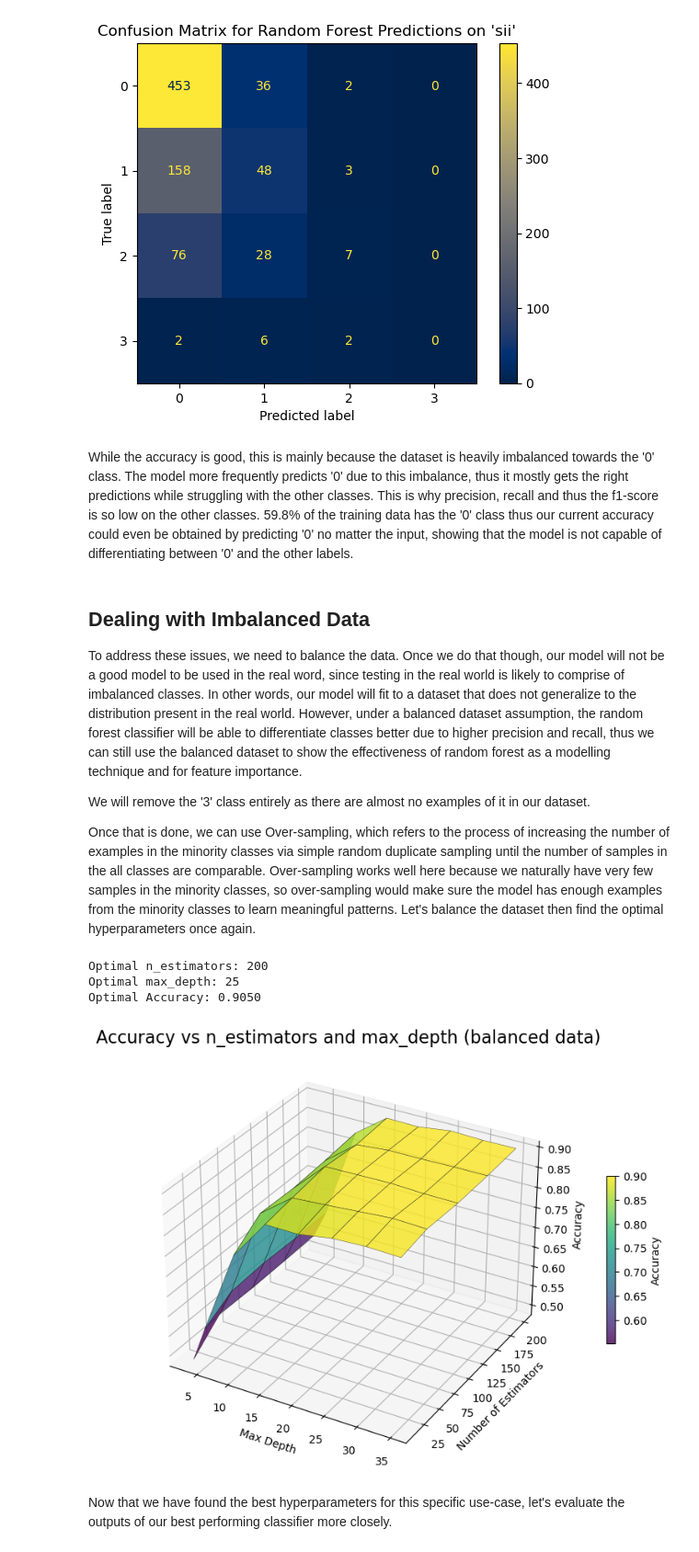
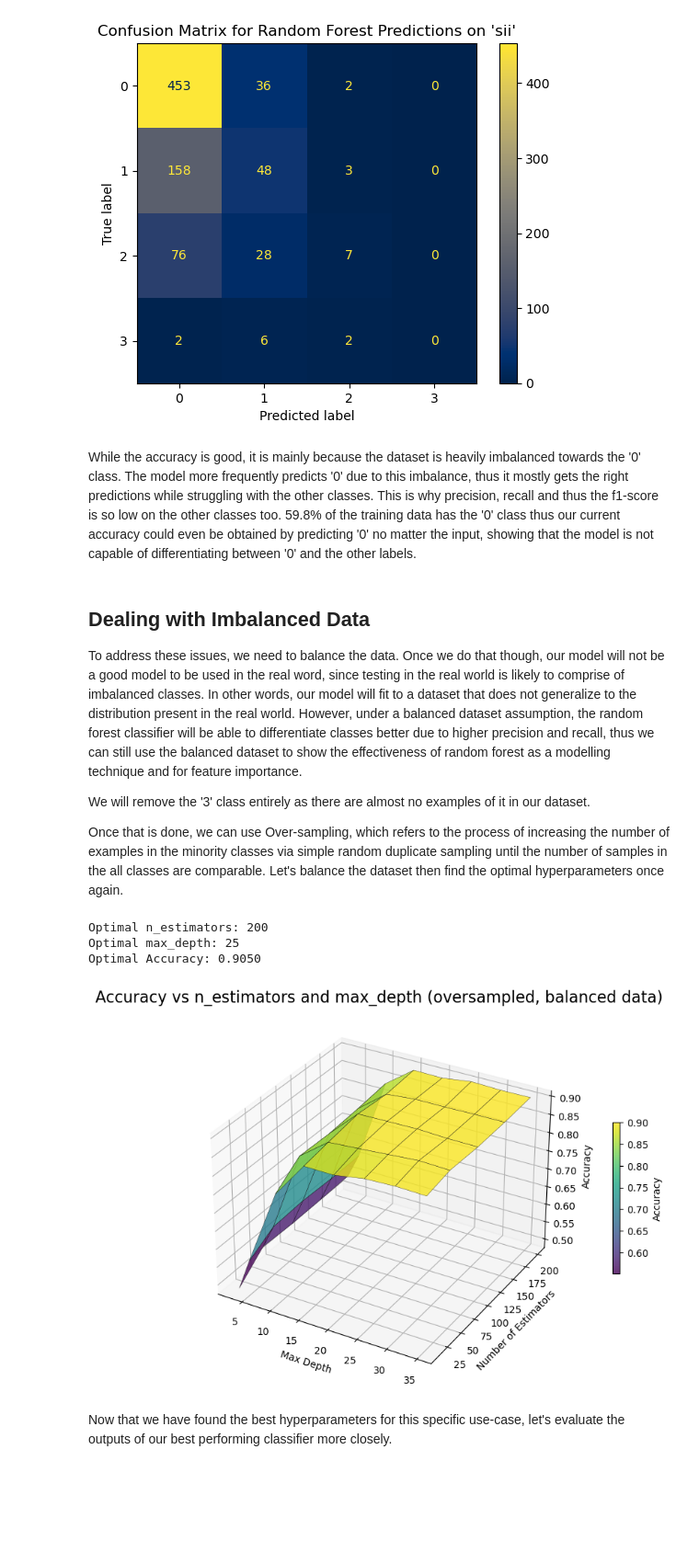
Before and after one commit to shayanalihassan/problematic-internet-use, a Jupyter notebook: PartD_ML.ipynb, the cells around one changed output. Shown: that part at 92% size. Drawn from its saved outputs; the diff is of its cells as text; code cells hidden in the pictures; blank space fills up the shorter version.

Commit message:
Updated Part D again

```diff
--- a/PartD_ML.ipynb
+++ b/PartD_ML.ipynb
@@ -290,7 +290,7 @@ Classification Report:
 weighted avg       0.56      0.62      0.55       821
 [figure]
 # %% [markdown]
-While the accuracy is good, this is mainly because the dataset is heavily imbalanced towards the '0' class. The model more frequently predicts '0' due to this imbalance, thus it mostly gets the right predictions while struggling with the other classes. This is why precision, recall and thus the f1-score is so low on the other classes. 59.8% of the training data has the '0' class thus our current accuracy could even be obtained by predicting '0' no matter the input, showing that the model is not capable of differentiating between '0' and the other labels.
+While the accuracy is good, it is mainly because the dataset is heavily imbalanced towards the '0' class. The model more frequently predicts '0' due to this imbalance, thus it mostly gets the right predictions while struggling with the other classes. This is why precision, recall and thus the f1-score is so low on the other classes too. 59.8% of the training data has the '0' class thus our current accuracy could even be obtained by predicting '0' no matter the input, showing that the model is not capable of differentiating between '0' and the other labels.
 # %% [markdown]
 ## Dealing with Imbalanced Data
 
@@ -298,7 +298,7 @@ To address these issues, we need to balance the data. Once we do that though, ou
 
 We will remove the '3' class entirely as there are almost no examples of it in our dataset.
 
-Once that is done, we can use Over-sampling, which refers to the process of increasing the number of examples in the minority classes via simple random duplicate sampling until the number of samples in the all classes are comparable. Over-sampling works well here because we naturally have very few samples in the minority classes, so over-sampling would make sure the model has enough examples from the minority classes to learn meaningful patterns. Let's balance the dataset then find the optimal hyperparameters once again.
+Once that is done, we can use Over-sampling, which refers to the process of increasing the number of examples in the minority classes via simple random duplicate sampling until the number of samples in the all classes are comparable. Let's balance the dataset then find the optimal hyperparameters once again.
 # %%
 # Remove class 3 from the dataset
 df_balanced = df[df['sii'] != 3]
@@ -324,7 +324,7 @@ balanced_data = []
 for label in data_balanced['sii'].unique():
     class_data = data_balanced[data_balanced['sii'] == label]
     balanced_data.append(resample(class_data,
-                                  replace=True,  # Oversample (use False for undersampling)
+                                  replace=True,
                                   n_samples=max_class_size,
                                   random_state=42))
 
@@ -345,35 +345,35 @@ accuracy_values = np.zeros((len(n_estimators_range), len(max_depth_range)))
 for i, n_estimators in enumerate(n_estimators_range):
     for j, max_depth in enumerate(max_depth_range):
         forest = RandomForestClassifier(n_estimators=n_estimators, max_depth=max_depth, random_state=42)
         forest.fit(X_train, y_train)
         predictions = forest.predict(X_test)
         accuracy = accuracy_score(y_test, predictions)
         accuracy_values[i, j] = accuracy
 
 max_accuracy_index = np.unravel_index(np.argmax(accuracy_values), accuracy_values.shape)
 optimal_n_estimators = n_estimators_range[max_accuracy_index[0]]
 optimal_max_depth = max_depth_range[max_accuracy_index[1]]
 optimal_accuracy = accuracy_values[max_accuracy_index]
 print(f"Optimal n_estimators: {optimal_n_estimators}")
 print(f"Optimal max_depth: {optimal_max_depth}")
 print(f"Optimal Accuracy: {optimal_accuracy:.4f}")
 
 fig = plt.figure(figsize=(10, 7))
 ax = fig.add_subplot(111, projection='3d')
 X, Y = np.meshgrid(max_depth_range, n_estimators_range)
 Z = accuracy_values
 surf = ax.plot_surface(X, Y, Z, cmap='viridis', alpha=0.8, antialiased=True, edgecolor='k', linewidth=0.3)
-ax.set_title('Accuracy vs n_estimators and max_depth (balanced data)', fontsize=16)
+ax.set_title('Accuracy vs n_estimators and max_depth (oversampled, balanced data)', fontsize=16)
 ax.set_xlabel('Max Depth')
 ax.set_ylabel('Number of Estimators')
 ax.set_zlabel('Accuracy')
 fig.colorbar(surf, shrink=0.4, aspect=20, label='Accuracy', location='right', pad=0.08)
 plt.show()
 # %% [output]
 Optimal n_estimators: 200
 Optimal max_depth: 25
 Optimal Accuracy: 0.9050
-[figure, old version]
+[figure, new version]
 # %% [markdown]
 Now that we have found the best hyperparameters for this specific use-case, let's evaluate the outputs of our best performing classifier more closely.
 # %%
```
Also changed, not shown: parts of 10 cells of this notebook.
